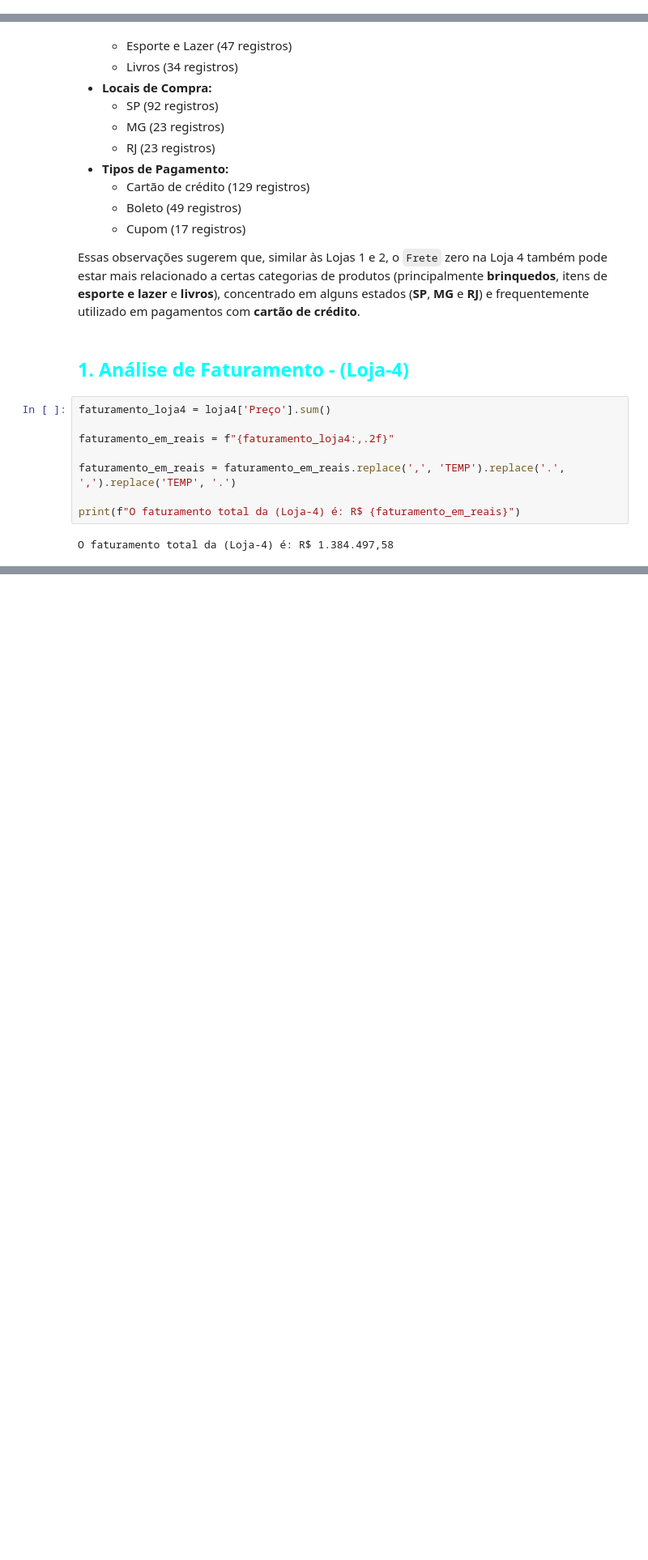
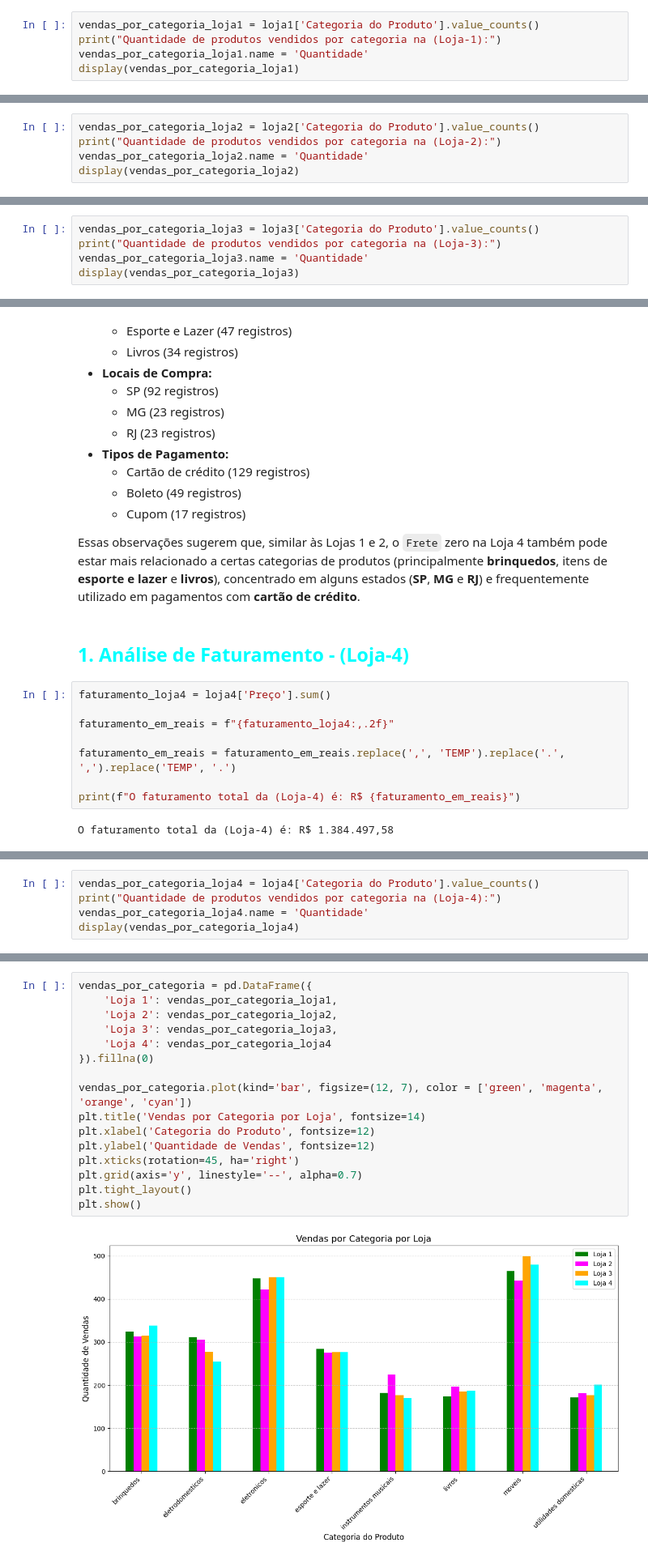
Before and after one commit to WBruni/Analise_Vendas_e_Desempenho_Loja, a Jupyter notebook: AluraStoreBrasil.ipynb, the cells around one changed output, grey strips where cells are left out. Shown at 81% size. Drawn from its saved outputs; the diff is of its cells as text; blank space fills up the shorter version.

```diff
--- a/AluraStoreBrasil.ipynb
+++ b/AluraStoreBrasil.ipynb
@@ -329,0 +332,5 @@ O faturamento total da (Loja-1) é: R$ 1.534.509,12
+# %%
+vendas_por_categoria_loja1 = loja1['Categoria do Produto'].value_counts()
+print("Quantidade de produtos vendidos por categoria na (Loja-1):")
+vendas_por_categoria_loja1.name = 'Quantidade'
+display(vendas_por_categoria_loja1)
@@ -639,0 +750,5 @@ O faturamento total da (Loja-2) é: R$ 1.488.459,06
+# %%
+vendas_por_categoria_loja2 = loja2['Categoria do Produto'].value_counts()
+print("Quantidade de produtos vendidos por categoria na (Loja-2):")
+vendas_por_categoria_loja2.name = 'Quantidade'
+display(vendas_por_categoria_loja2)
@@ -949,0 +1168,5 @@ O faturamento total da (Loja-3) é: R$ 1.464.025,03
+# %%
+vendas_por_categoria_loja3 = loja3['Categoria do Produto'].value_counts()
+print("Quantidade de produtos vendidos por categoria na (Loja-3):")
+vendas_por_categoria_loja3.name = 'Quantidade'
+display(vendas_por_categoria_loja3)
@@ -1259,0 +1586,5 @@ O faturamento total da (Loja-4) é: R$ 1.384.497,58
+# %%
+vendas_por_categoria_loja4 = loja4['Categoria do Produto'].value_counts()
+print("Quantidade de produtos vendidos por categoria na (Loja-4):")
+vendas_por_categoria_loja4.name = 'Quantidade'
+display(vendas_por_categoria_loja4)
@@ -1263,0 +1722,18 @@ O faturamento total da (Loja-4) é: R$ 1.384.497,58
+# %%
+vendas_por_categoria = pd.DataFrame({
+    'Loja 1': vendas_por_categoria_loja1,
+    'Loja 2': vendas_por_categoria_loja2,
+    'Loja 3': vendas_por_categoria_loja3,
+    'Loja 4': vendas_por_categoria_loja4
+}).fillna(0)
+
+vendas_por_categoria.plot(kind='bar', figsize=(12, 7), color = ['green', 'magenta', 'orange', 'cyan'])
+plt.title('Vendas por Categoria por Loja', fontsize=14)
+plt.xlabel('Categoria do Produto', fontsize=12)
+plt.ylabel('Quantidade de Vendas', fontsize=12)
+plt.xticks(rotation=45, ha='right')
+plt.grid(axis='y', linestyle='--', alpha=0.7)
+plt.tight_layout()
+plt.show()
+# %% [output]
+[figure, added]
```
Also changed, not shown: parts of 70 cells of this notebook.
